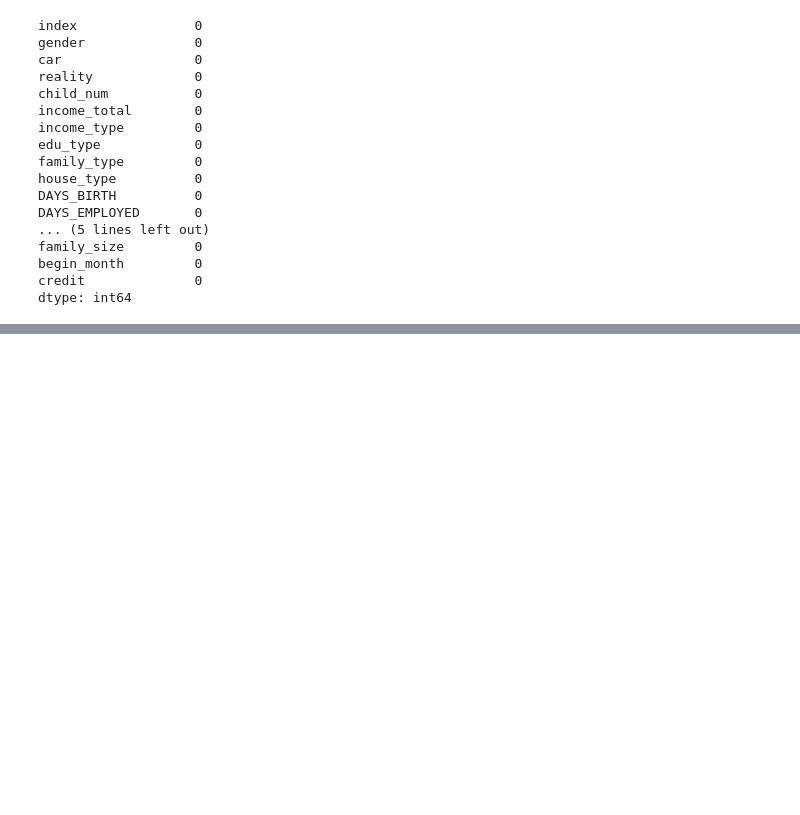
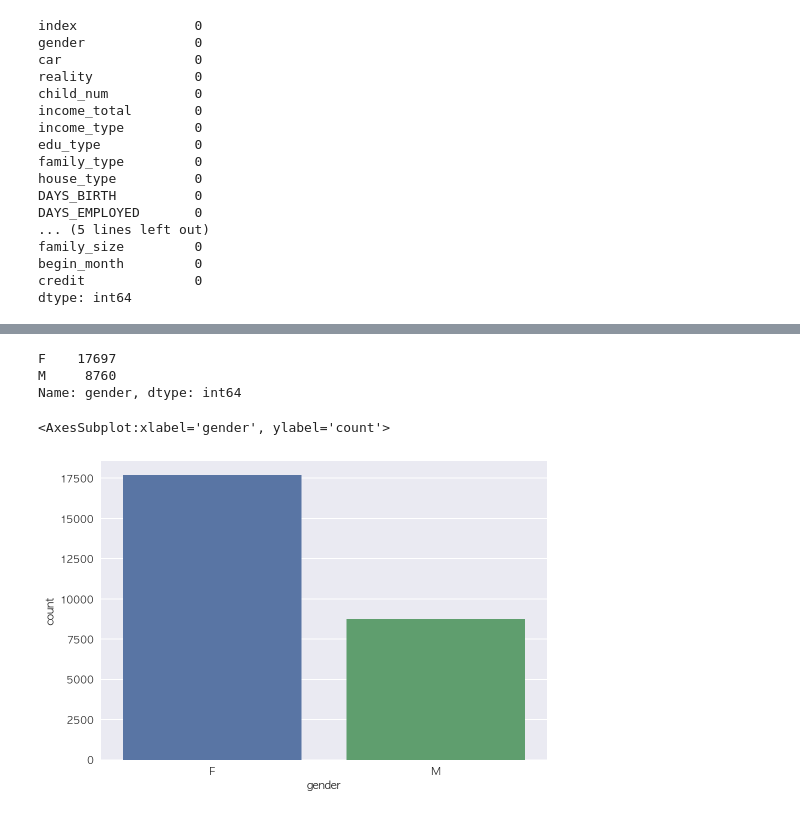
Before and after one commit to SeungukJeong/LIKELION_Semi_Project_03, a Jupyter notebook: seunguk_baseline.ipynb, the cells around one changed output, grey strips where cells are left out. Drawn from its saved outputs; the diff is of its cells as text; code cells hidden in the pictures; blank space fills up the shorter version.

```diff
--- a/seunguk_baseline.ipynb
+++ b/seunguk_baseline.ipynb
@@ -172,0 +180,11 @@ dtype: int64
+# %%
+# gender 성별
+print(train['gender'].value_counts())
+sns.countplot(data = train, x = 'gender')
+# sns.jointplot(data = train, x = 'gender', y = 'credit')
+# %% [output]
+F    17697
+M     8760
+Name: gender, dtype: int64
+<AxesSubplot:xlabel='gender', ylabel='count'>
+[figure, added]
```
Also changed, not shown: parts of 7 cells of this notebook.
